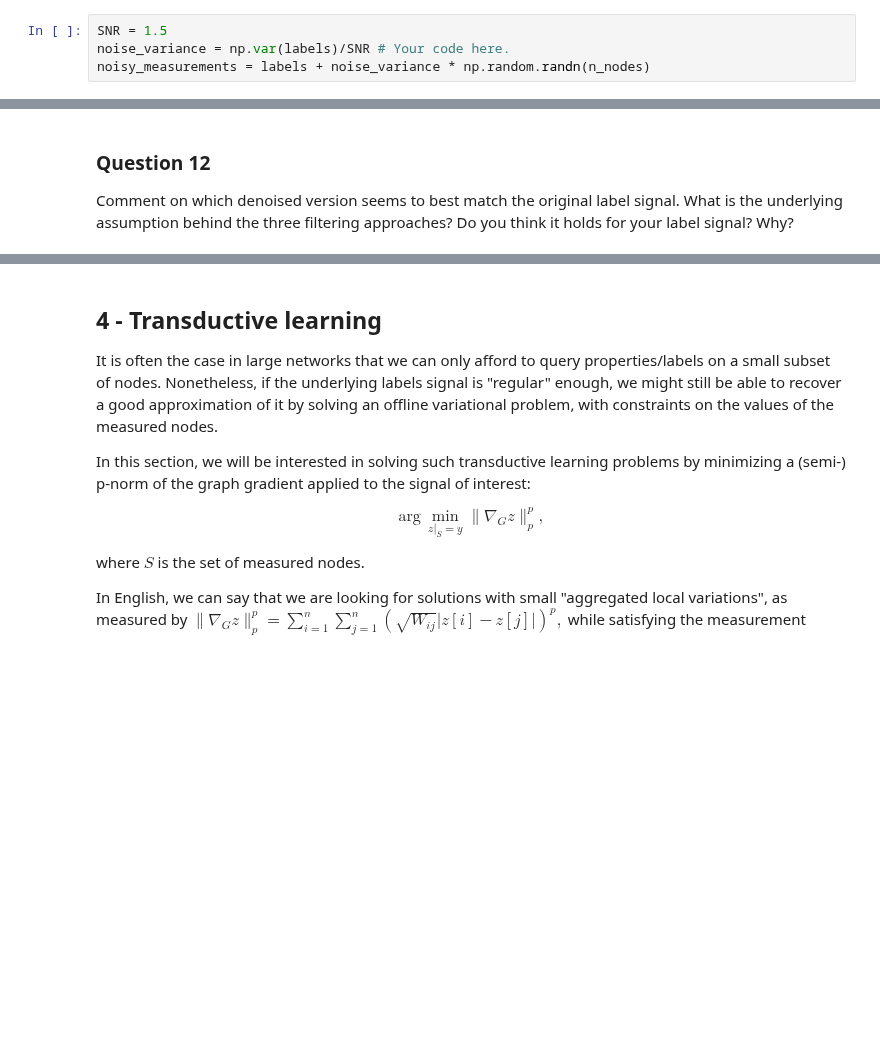
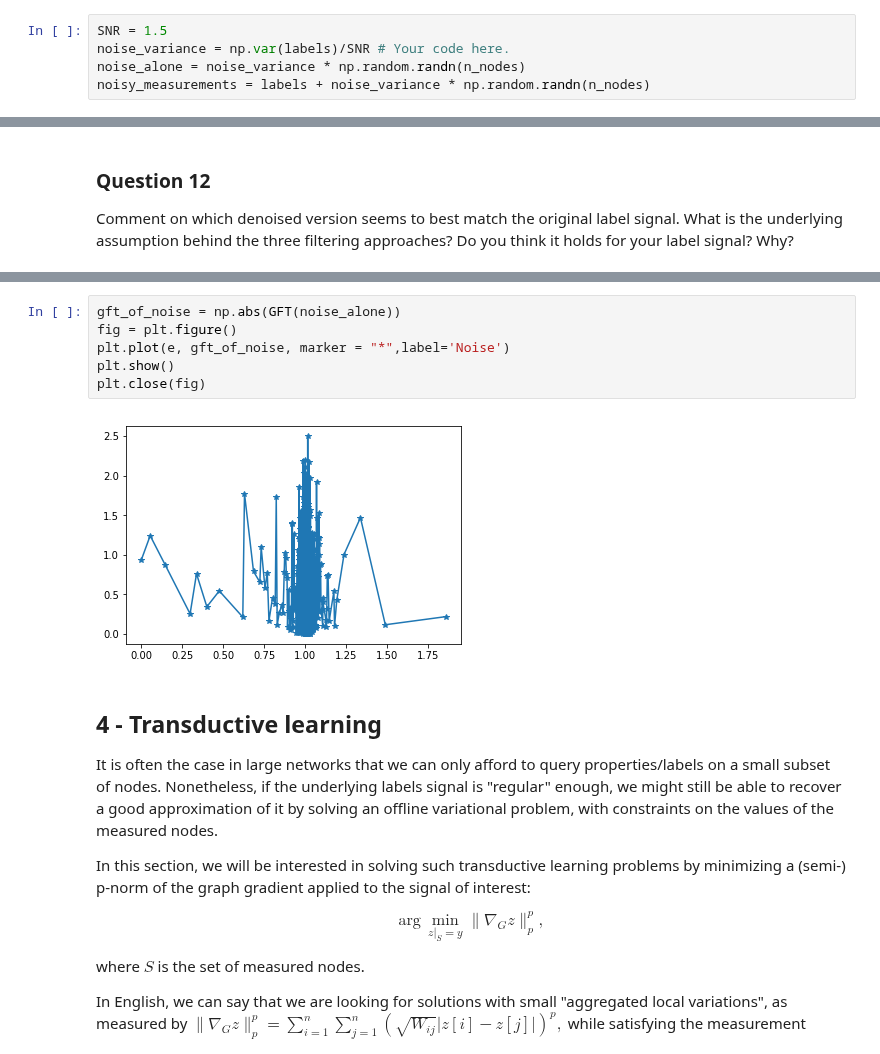
Before and after one commit to senakicir/ntds_project, a Jupyter notebook: 4_graph_signal_processing.ipynb, the cells around one changed output, grey strips where cells are left out. Drawn from its saved outputs; the diff is of its cells as text; blank space fills up the shorter version.

```diff
--- a/4_graph_signal_processing.ipynb
+++ b/4_graph_signal_processing.ipynb
@@ -352,6 +352,7 @@ _Note:_ Actually, you might want to play with the noise variance here and set it
 # %%
 SNR = 1.5
 noise_variance = np.var(labels)/SNR # Your code here.
+noise_alone = noise_variance * np.random.randn(n_nodes)
 noisy_measurements = labels + noise_variance * np.random.randn(n_nodes)
 # %% [markdown]
 ### Question 10
@@ -449,3 +481,11 @@ Comment on which denoised version seems to best match the original label signal.
+# %%
+gft_of_noise = np.abs(GFT(noise_alone))
+fig = plt.figure()
+plt.plot(e, gft_of_noise, marker = "*",label='Noise')
+plt.show()
+plt.close(fig)
+# %% [output]
+[figure, added]
 # %% [markdown]
 ## 4 - Transductive learning
 
```
Also changed, not shown: parts of 14 cells of this notebook.
